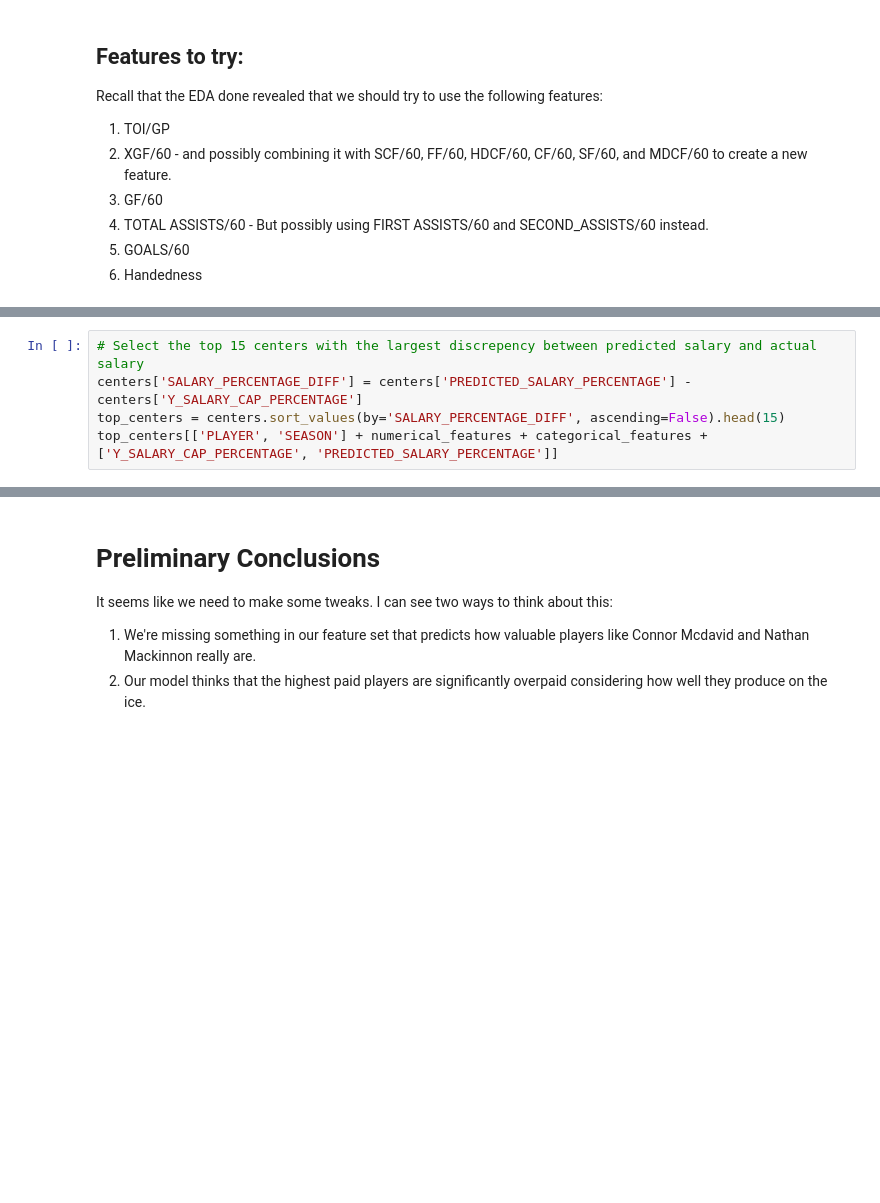
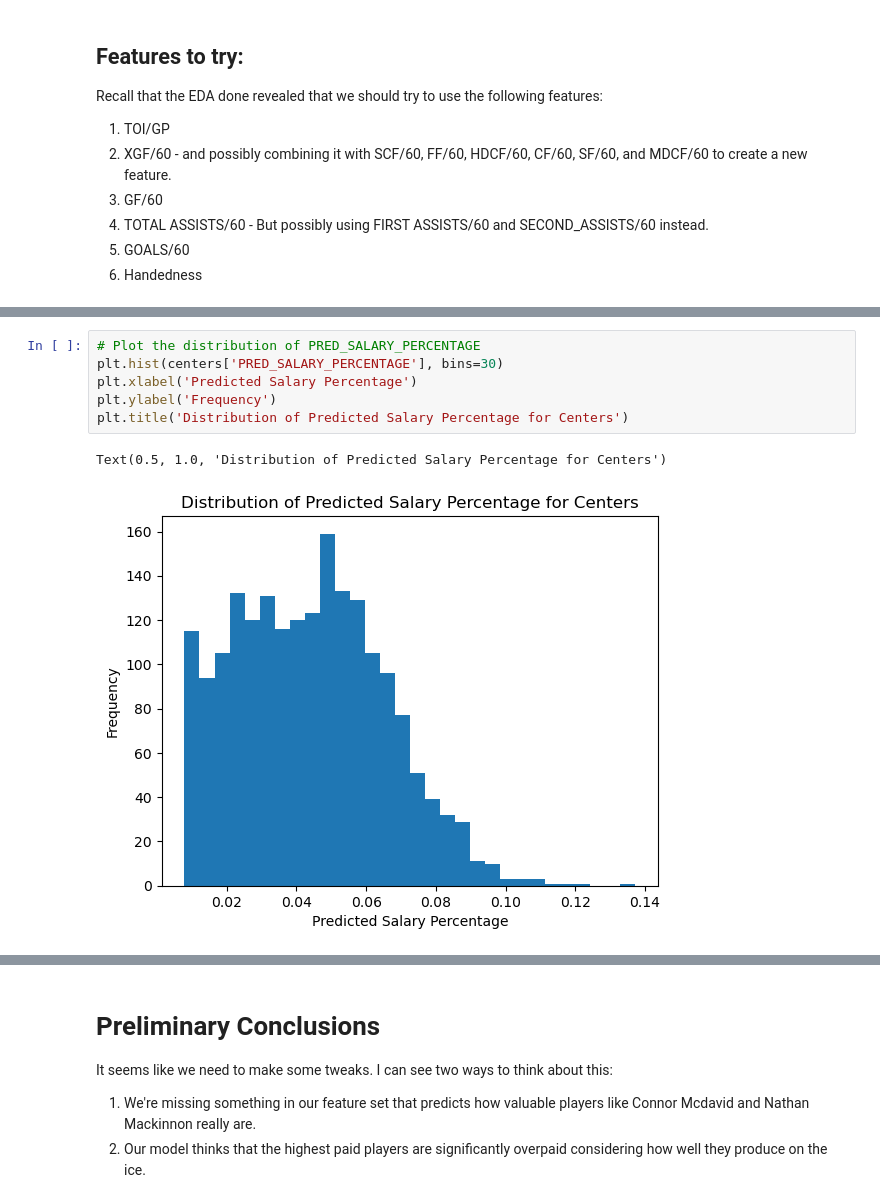
Before and after one commit to MichaelKuby/CMPT733_CapstoneProject_NHLPlayerValue, a Jupyter notebook: Hockey_Salary_Research/Script/5_ModelTraining/0_C_Model_Train.ipynb, the cells around one changed output, grey strips where cells are left out. Cells and saved outputs as stored; diff of their text form; blank space fills up the shorter version.

```diff
--- a/Hockey_Salary_Research/Script/5_ModelTraining/0_C_Model_Train.ipynb
+++ b/Hockey_Salary_Research/Script/5_ModelTraining/0_C_Model_Train.ipynb
@@ -115,5 +131,0 @@ top_centers[['PLAYER', 'SEASON'] + numerical_features + categorical_features + [
-# %%
-# Select the top 15 centers with the largest discrepency between predicted salary and actual salary
-centers['SALARY_PERCENTAGE_DIFF'] = centers['PREDICTED_SALARY_PERCENTAGE'] - centers['Y_SALARY_CAP_PERCENTAGE']
-top_centers = centers.sort_values(by='SALARY_PERCENTAGE_DIFF', ascending=False).head(15)
-top_centers[['PLAYER', 'SEASON'] + numerical_features + categorical_features + ['Y_SALARY_CAP_PERCENTAGE', 'PREDICTED_SALARY_PERCENTAGE']]
@@ -182,0 +132,9 @@ negative_centers[['PLAYER', 'SEASON'] + numerical_features + categorical_feature
+# %%
+# Plot the distribution of PRED_SALARY_PERCENTAGE
+plt.hist(centers['PRED_SALARY_PERCENTAGE'], bins=30)
+plt.xlabel('Predicted Salary Percentage')
+plt.ylabel('Frequency')
+plt.title('Distribution of Predicted Salary Percentage for Centers')
+# %% [output]
+Text(0.5, 1.0, 'Distribution of Predicted Salary Percentage for Centers')
+[figure, added]
```
Also changed, not shown: parts of 14 cells of this notebook.
